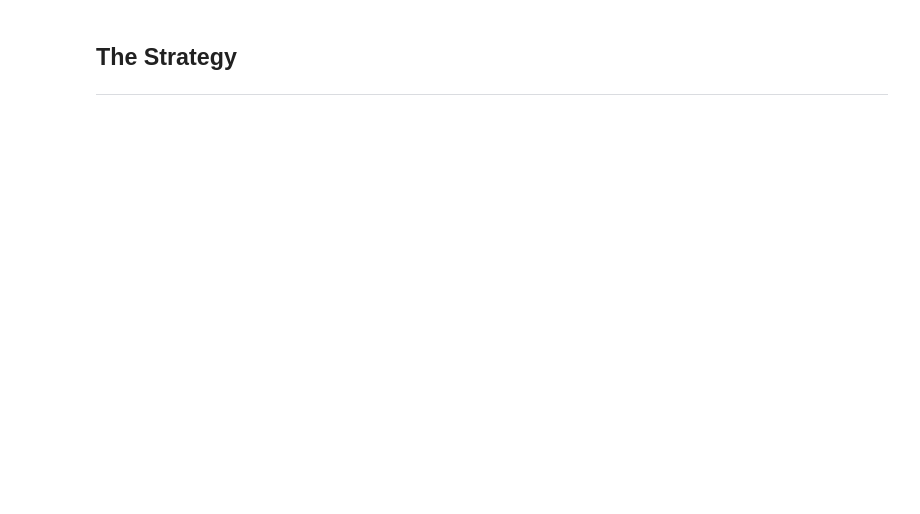
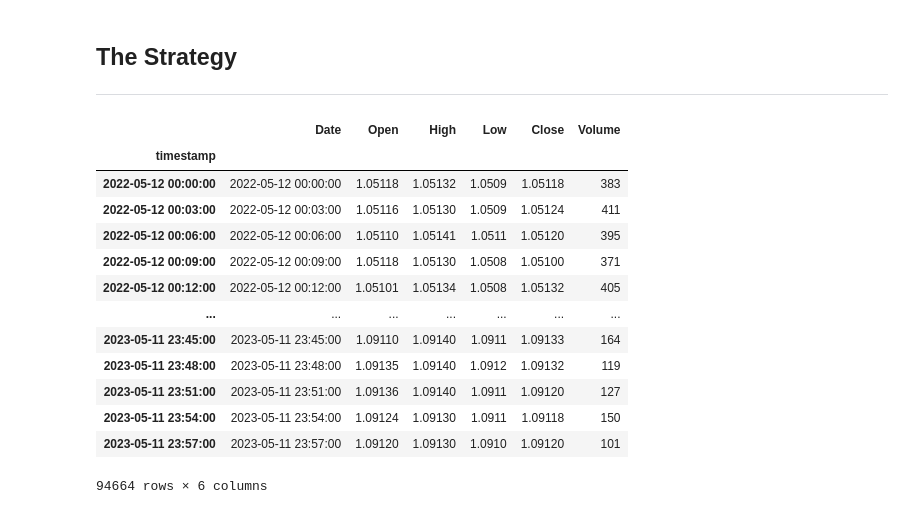
Before and after one commit to d3nnis2001/PIES, a Jupyter notebook: algo.ipynb, the cells around one changed output. Cells and saved outputs as stored; diff of their text form; code cells hidden in the pictures; blank space fills up the shorter version.

```diff
--- a/algo.ipynb
+++ b/algo.ipynb
@@ -532,0 +166,21 @@ forex_data = pd.read_csv("./data_directory/2022-06-21.csv")
+# %%
+forex_data = pd.read_csv("./data_directory/cumulative_data.csv")
+forex_data['timestamp'] = pd.to_datetime(forex_data['timestamp'], unit='ms')
+forex_data['timestamp'] = pd.to_datetime(forex_data['timestamp'].apply(lambda x: x.strftime('%Y-%m-%d %H:%M:%S')))
+forex_data.set_index('timestamp', inplace=True)
+forex_data
+# %% [output]
+|  | Date | Open | High | Low | Close | Volume |
+| timestamp |  |  |  |  |  |  |
+| 2022-05-12 00:00:00 | 2022-05-12 00:00:00 | 1.05118 | 1.05132 | 1.0509 | 1.05118 | 383 |
+| 2022-05-12 00:03:00 | 2022-05-12 00:03:00 | 1.05116 | 1.05130 | 1.0509 | 1.05124 | 411 |
+| 2022-05-12 00:06:00 | 2022-05-12 00:06:00 | 1.05110 | 1.05141 | 1.0511 | 1.05120 | 395 |
+| 2022-05-12 00:09:00 | 2022-05-12 00:09:00 | 1.05118 | 1.05130 | 1.0508 | 1.05100 | 371 |
+| 2022-05-12 00:12:00 | 2022-05-12 00:12:00 | 1.05101 | 1.05134 | 1.0508 | 1.05132 | 405 |
+| ... | ... | ... | ... | ... | ... | ... |
+| 2023-05-11 23:45:00 | 2023-05-11 23:45:00 | 1.09110 | 1.09140 | 1.0911 | 1.09133 | 164 |
+| 2023-05-11 23:48:00 | 2023-05-11 23:48:00 | 1.09135 | 1.09140 | 1.0912 | 1.09132 | 119 |
+| 2023-05-11 23:51:00 | 2023-05-11 23:51:00 | 1.09136 | 1.09140 | 1.0911 | 1.09120 | 127 |
+| 2023-05-11 23:54:00 | 2023-05-11 23:54:00 | 1.09124 | 1.09130 | 1.0911 | 1.09118 | 150 |
+| 2023-05-11 23:57:00 | 2023-05-11 23:57:00 | 1.09120 | 1.09130 | 1.0910 | 1.09120 | 101 |
+94664 rows × 6 columns
```
Also changed, not shown: parts of 25 cells of this notebook, 7 other files.
